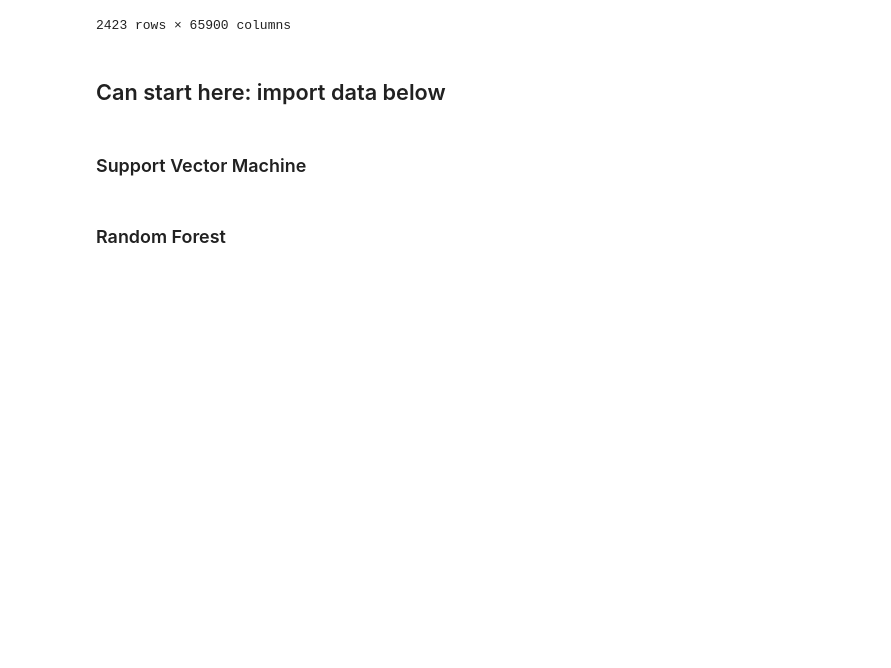
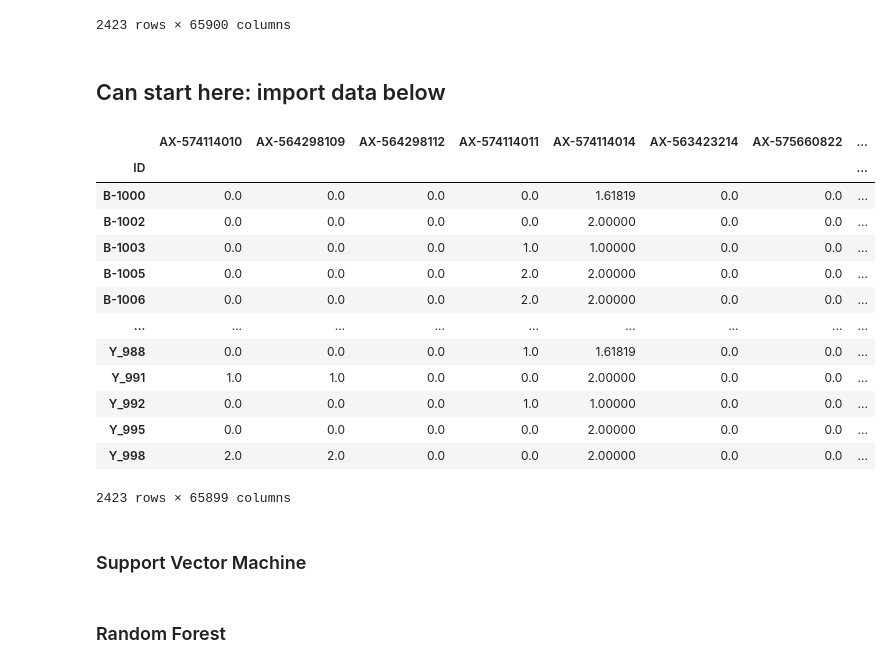
Before and after one commit to henrysun9074/gsAI, a Jupyter notebook: SVM_RF.ipynb, the cells around one changed output. Saved outputs shown, nothing was run; the diff lists cells and outputs as text; code cells hidden in the pictures; blank space fills up the shorter version.

```diff
--- a/SVM_RF.ipynb
+++ b/SVM_RF.ipynb
@@ -47,15 +47,30 @@ df
 # %%
 import pandas as pd
 chunksize = 100
 
 list_of_dataframes = []
 
-for df in pd.read_csv('ImputedScaledData.csv', chunksize=chunksize, index_col=0):
+for df in pd.read_csv('MeanImputedScaledData.csv', chunksize=chunksize, index_col=0):
     list_of_dataframes.append(df)
 
 result = pd.concat(list_of_dataframes)
 df = result
 df
+# %% [output]
+|  | AX-574114010 | AX-564298109 | AX-564298112 | AX-574114011 | AX-574114014 | AX-563423214 | AX-575660822 | ... |
+| ID |  |  |  |  |  |  |  | ... |
+| B-1000 | 0.0 | 0.0 | 0.0 | 0.0 | 1.61819 | 0.0 | 0.0 | ... |
+| B-1002 | 0.0 | 0.0 | 0.0 | 0.0 | 2.00000 | 0.0 | 0.0 | ... |
+| B-1003 | 0.0 | 0.0 | 0.0 | 1.0 | 1.00000 | 0.0 | 0.0 | ... |
+| B-1005 | 0.0 | 0.0 | 0.0 | 2.0 | 2.00000 | 0.0 | 0.0 | ... |
+| B-1006 | 0.0 | 0.0 | 0.0 | 2.0 | 2.00000 | 0.0 | 0.0 | ... |
+| ... | ... | ... | ... | ... | ... | ... | ... | ... |
+| Y_988 | 0.0 | 0.0 | 0.0 | 1.0 | 1.61819 | 0.0 | 0.0 | ... |
+| Y_991 | 1.0 | 1.0 | 0.0 | 0.0 | 2.00000 | 0.0 | 0.0 | ... |
+| Y_992 | 0.0 | 0.0 | 0.0 | 1.0 | 1.00000 | 0.0 | 0.0 | ... |
+| Y_995 | 0.0 | 0.0 | 0.0 | 0.0 | 2.00000 | 0.0 | 0.0 | ... |
+| Y_998 | 2.0 | 2.0 | 0.0 | 0.0 | 2.00000 | 0.0 | 0.0 | ... |
+2423 rows × 65899 columns
 # %%
 from sklearn.model_selection import train_test_split
 from sklearn.preprocessing import StandardScaler
```
Also changed, not shown: parts of 5 cells of this notebook, 3 other files.
